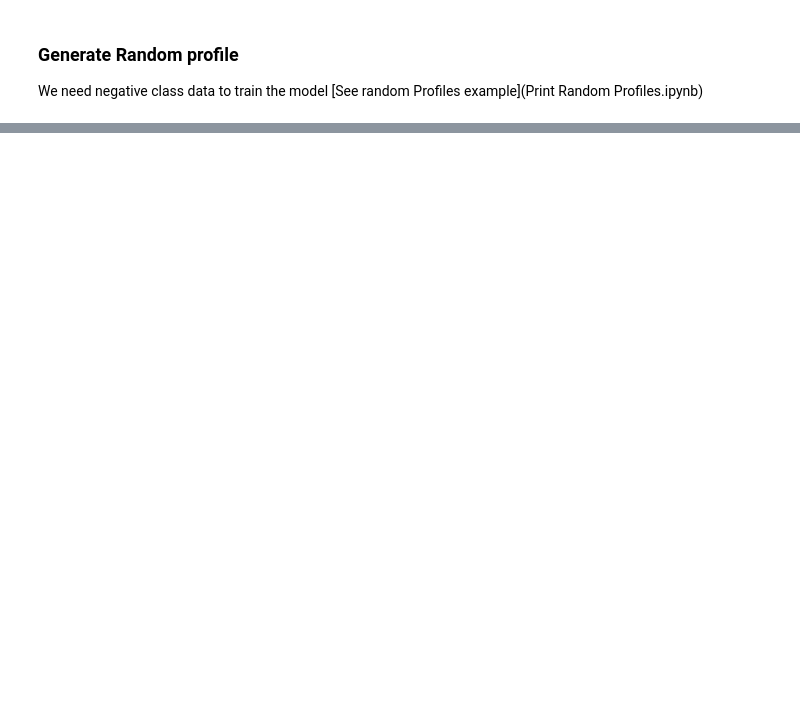
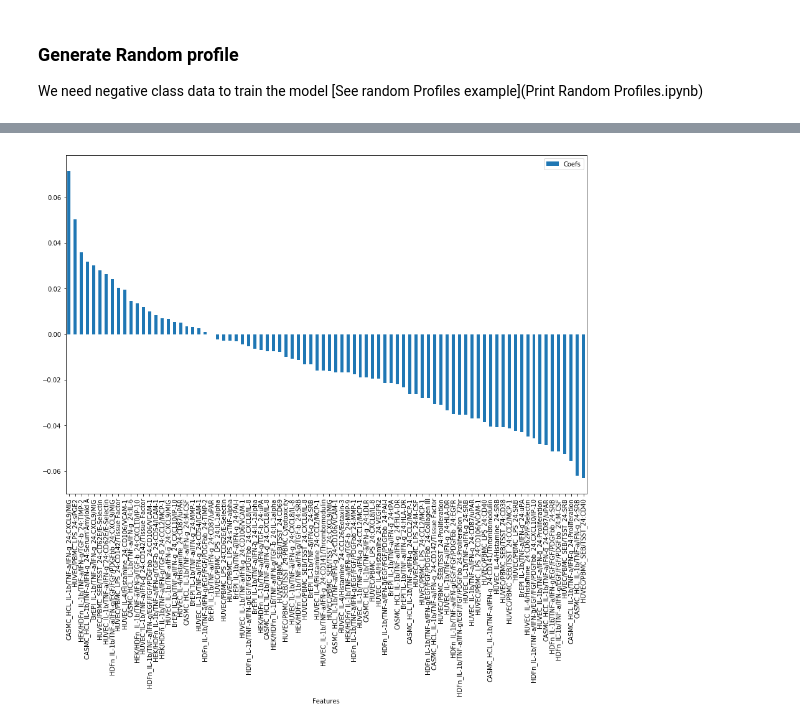
Before and after one commit to AntalBerenyi/SVM, a Jupyter notebook: Notebooks/Predict mTOR inhibitor Mechanism.ipynb, the cells around one changed output, grey strips where cells are left out. Drawn from its saved outputs; the diff is of its cells as text; code cells hidden in the pictures; blank space fills up the shorter version.

```diff
--- a/Notebooks/Predict mTOR inhibitor Mechanism.ipynb
+++ b/Notebooks/Predict mTOR inhibitor Mechanism.ipynb
@@ -327,3 +307,15 @@ plt.show()
+# %%
+coef_data = pd.DataFrame(
+{
+    'Features': data.columns.values[3:],
+    'Coefs': best_clf.coef_[0]
+
+}
+)
+
+pqry('''select * from coef_data order by Coefs desc''').plot.bar(x='Features', figsize=(15,10));
+# %% [output]
+[figure, added]
 # %%
 # predict a negative class
 target_mechanism = 'mTOR inhibitor'
```
Also changed, not shown: parts of 18 cells of this notebook, 4 other files.
